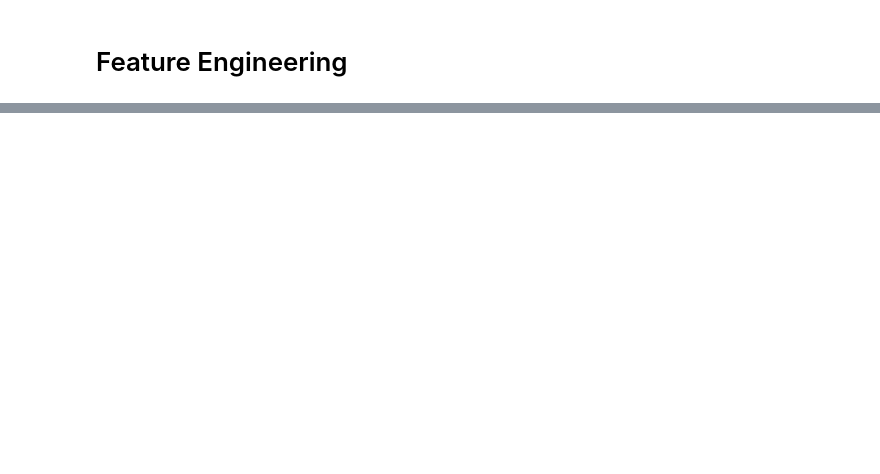
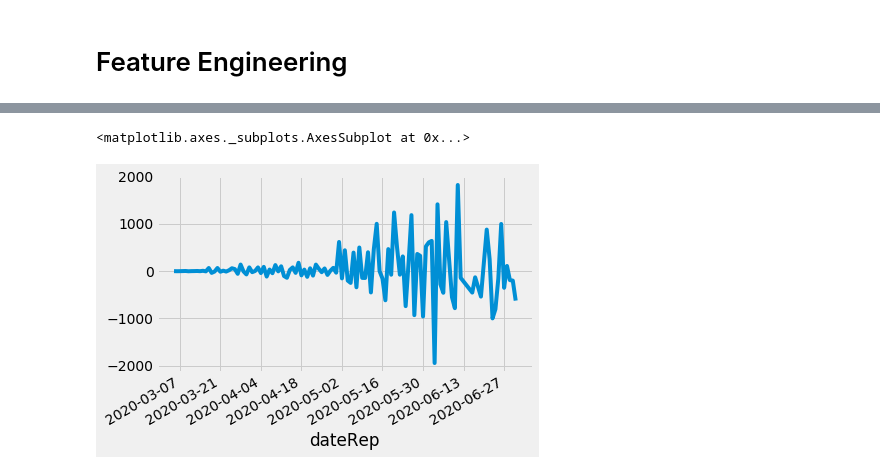
Before and after one commit to sherna90/mineria_datos, a Jupyter notebook: 2.-feature_engineering.ipynb, the cells around one changed output, grey strips where cells are left out. Cells and saved outputs as stored; diff of their text form; code cells hidden in the pictures; blank space fills up the shorter version.

```diff
--- a/2.-feature_engineering.ipynb
+++ b/2.-feature_engineering.ipynb
@@ -32,0 +75,5 @@ grouped_df=latin_america.groupby(['countriesAndTerritories','dateRep'],sort=['da
+# %%
+grouped_df['Chile'][removed_outliers].diff().plot()
+# %% [output]
+<matplotlib.axes._subplots.AxesSubplot at 0x...>
+[figure, added]
```
Also changed, not shown: parts of 14 cells of this notebook, 1 other file.
